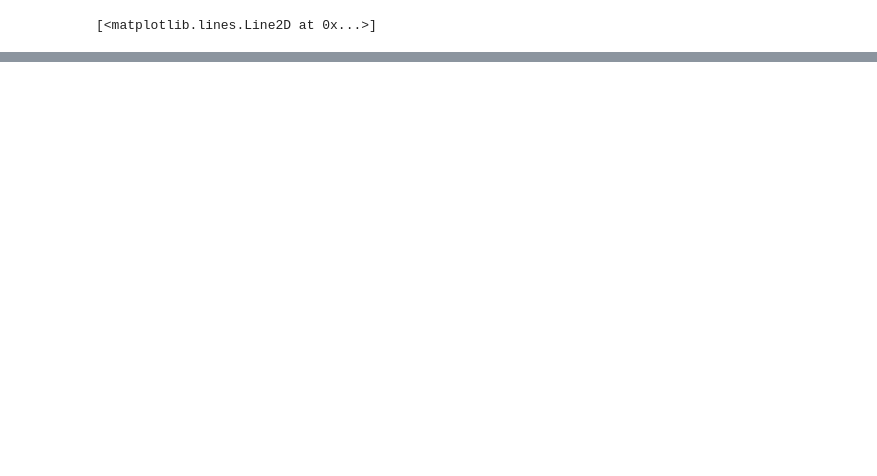
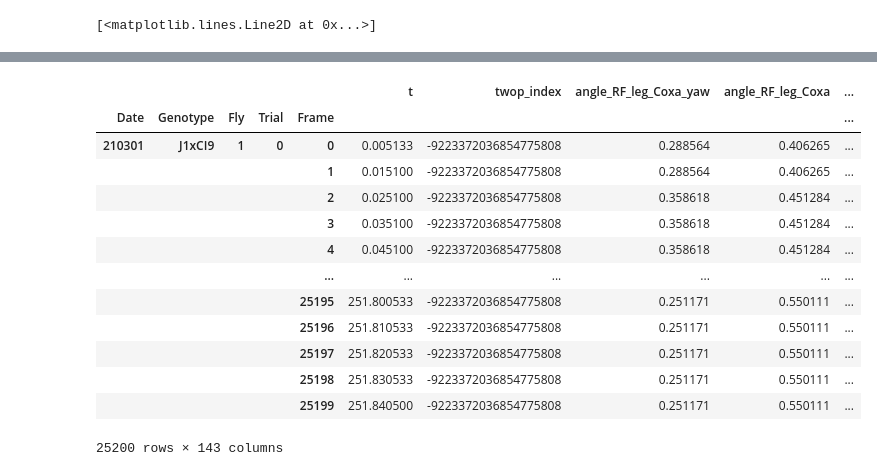
Before and after one commit to NeLy-EPFL/twoppp, a Jupyter notebook: notebooks/COBAR_introduction_data_210419.ipynb, the cells around one changed output, grey strips where cells are left out. Drawn from its saved outputs; the diff is of its cells as text; code cells hidden in the pictures; blank space fills up the shorter version.

```diff
--- a/notebooks/COBAR_introduction_data_210419.ipynb
+++ b/notebooks/COBAR_introduction_data_210419.ipynb
@@ -420,0 +467,20 @@ plt.plot(neuron_7)
+# %%
+beh_df_copy = deepcopy(beh_df)
+# %%
+beh_df_copy_trial_0 = beh_df_copy[beh_df_copy.index.get_level_values("Trial")==0]
+beh_df_copy_trial_0
+# %% [output]
+|  |  |  |  |  | t | twop_index | angle_RF_leg_Coxa_yaw | angle_RF_leg_Coxa | ... |
+| Date | Genotype | Fly | Trial | Frame |  |  |  |  | ... |
+| 210301 | J1xCI9 | 1 | 0 | 0 | 0.005133 | -9223372036854775808 | 0.288564 | 0.406265 | ... |
+|  |  |  |  | 1 | 0.015100 | -9223372036854775808 | 0.288564 | 0.406265 | ... |
+|  |  |  |  | 2 | 0.025100 | -9223372036854775808 | 0.358618 | 0.451284 | ... |
+|  |  |  |  | 3 | 0.035100 | -9223372036854775808 | 0.358618 | 0.451284 | ... |
+|  |  |  |  | 4 | 0.045100 | -9223372036854775808 | 0.358618 | 0.451284 | ... |
+|  |  |  |  | ... | ... | ... | ... | ... | ... |
+|  |  |  |  | 25195 | 251.800533 | -9223372036854775808 | 0.251171 | 0.550111 | ... |
+|  |  |  |  | 25196 | 251.810533 | -9223372036854775808 | 0.251171 | 0.550111 | ... |
+|  |  |  |  | 25197 | 251.820533 | -9223372036854775808 | 0.251171 | 0.550111 | ... |
+|  |  |  |  | 25198 | 251.830533 | -9223372036854775808 | 0.251171 | 0.550111 | ... |
+|  |  |  |  | 25199 | 251.840500 | -9223372036854775808 | 0.251171 | 0.550111 | ... |
+25200 rows × 143 columns
```
Also changed, not shown: parts of 89 cells of this notebook, 3 other files.
